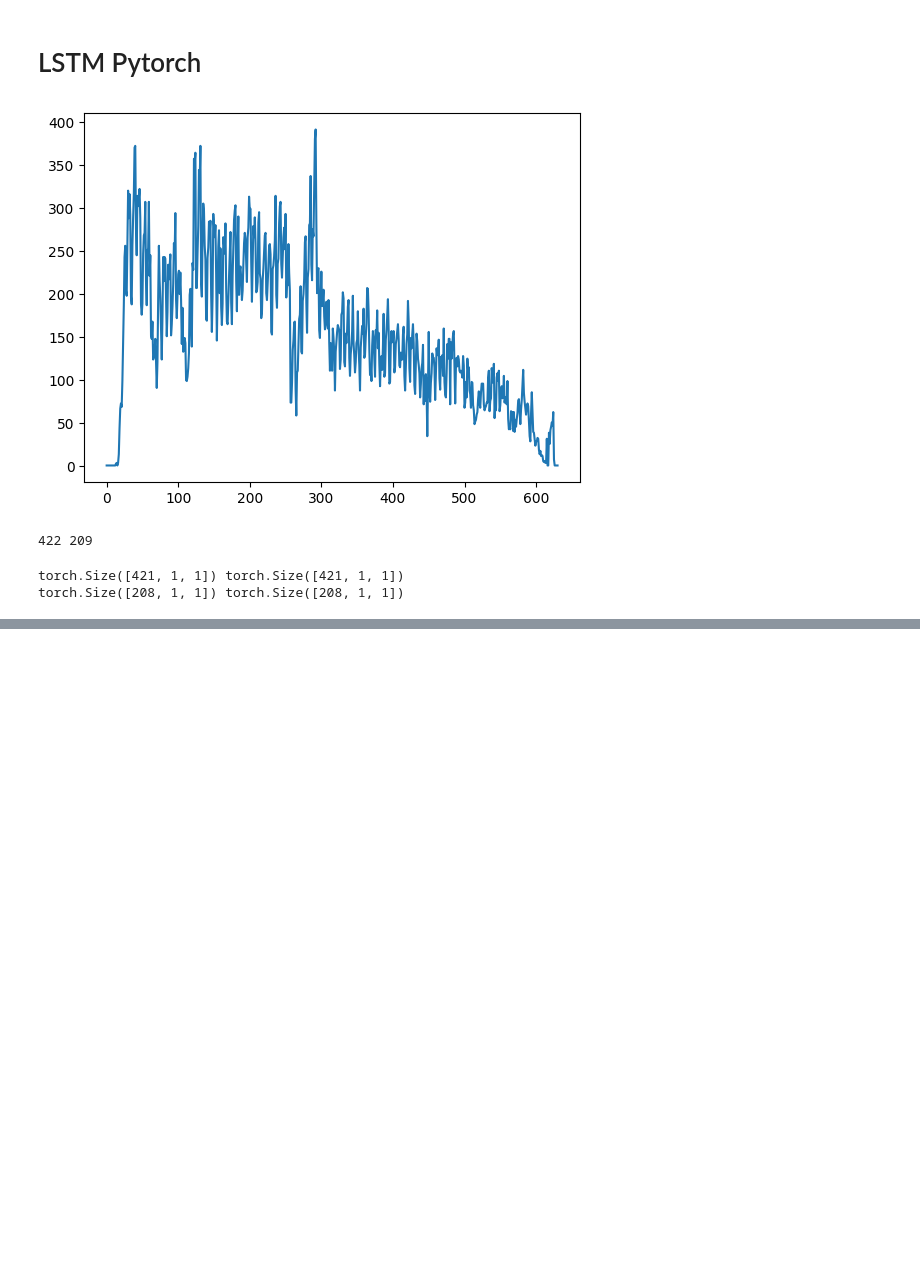
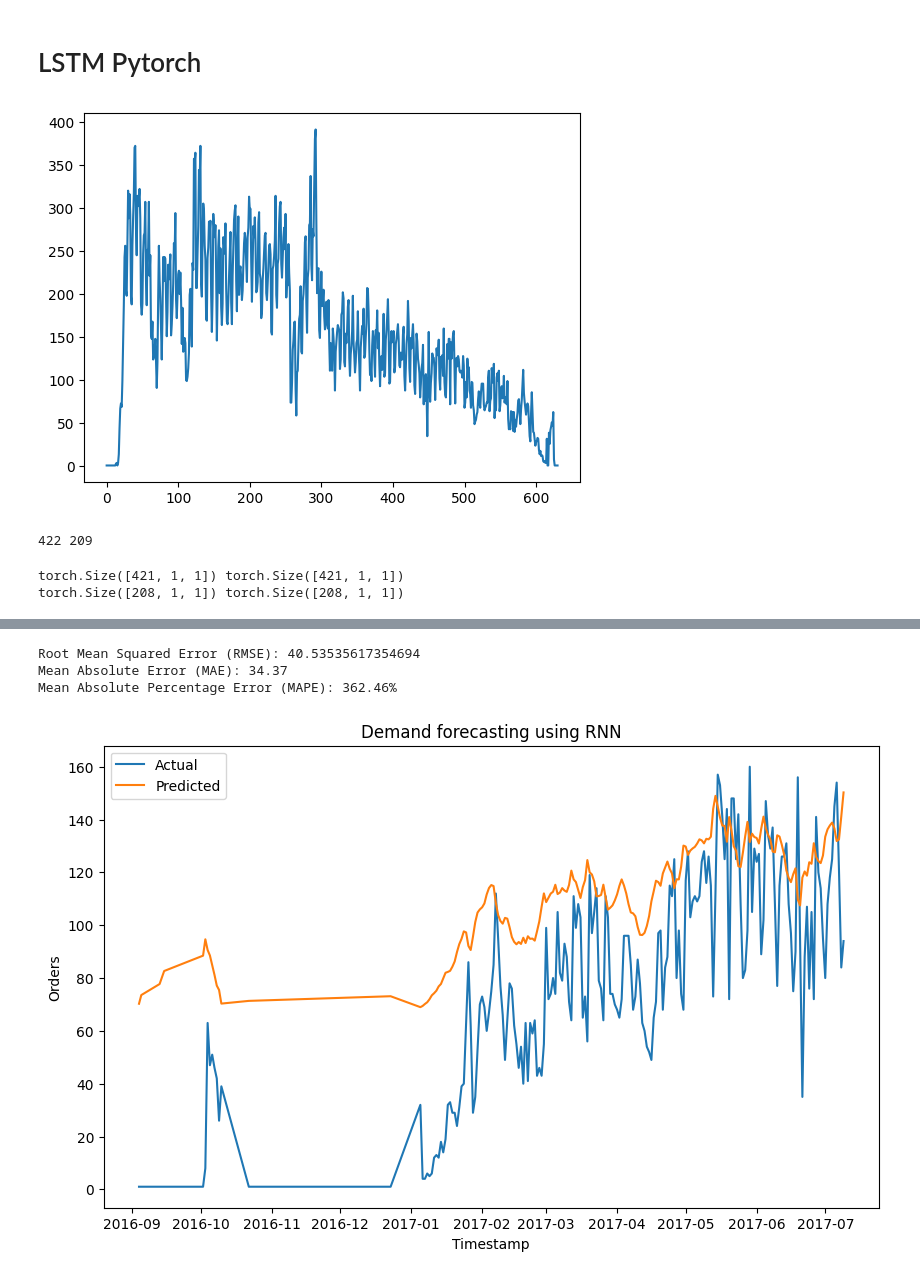
Before and after one commit to anhphuongnguyenquynh/mlops-ml-ecommerce-customers, a Jupyter notebook: ml-labs/demand_forecasting_deeplearningmethods.ipynb, the cells around one changed output, grey strips where cells are left out. Saved outputs shown, nothing was run; the diff lists cells and outputs as text; code cells hidden in the pictures; blank space fills up the shorter version.

```diff
--- a/ml-labs/demand_forecasting_deeplearningmethods.ipynb
+++ b/ml-labs/demand_forecasting_deeplearningmethods.ipynb
@@ -254,0 +333,20 @@ plt.show()
+# %%
+#Define the RNN model
+class RNNModel(nn.Module):
+    def __init__(self, input_size, hidden_size, output_size):
+        super(RNNModel, self).__init__()
+        self.rnn = nn.LSTM(input_size, hidden_size, batch_first=True)
+        self.fc = nn.Linear(hidden_size, output_size)
+
+    def forward(self, x):
+        out, _ = self.rnn(x)
+        out = self.fc(out[:, -1, :])
+        return out
+# %%
+#Hyperparameters
+input_size = X_train.shape[2]
+hidden_size = 128
+output_size = 1
+learning_rate = 0.001
+num_epochs = 50
+batch_size = 64
@@ -254,0 +357,5 @@ plt.show()
+# %%
+#Initialize the model, loss function, and optimizer
+model = RNNModel(input_size, hidden_size, output_size)
+criterion = nn.MSELoss()
+optimizer = torch.optim.Adam(model.parameters(), lr=learning_rate)
@@ -254,0 +380,33 @@ plt.show()
+# %%
+#Evaluate the test set
+model.eval()
+with torch.no_grad():
+    X_test_tensor = torch.tensor(X_test, dtype=torch.float32)
+    y_pred = model(X_test_tensor).numpy()
+    y_pred = scaler.inverse_transform(y_pred)
+    y_test = scaler.inverse_transform(y_test)
+# %%
+#Calculate RMSE
+mse = mean_squared_error(y_test, y_pred)
+rmse = np.sqrt(mse)
+print(f"Root Mean Squared Error (RMSE): {rmse}")
+mae = mean_absolute_error(y_test, y_pred)
+print(f"Mean Absolute Error (MAE): {mae:.2f}")
+mape = mean_absolute_percentage_error(y_test, y_pred) * 100
+print(f"Mean Absolute Percentage Error (MAPE): {mape:.2f}%")
+# %% [output]
+Root Mean Squared Error (RMSE): 40.53535617354694
+Mean Absolute Error (MAE): 34.37
+Mean Absolute Percentage Error (MAPE): 362.46%
+# %%
+#Visualize predictions against actual data
+plt.figure(figsize=(10, 6))
+plt.plot(orders_bydate_rnn.index[train_size+seq_length:], y_test, label='Actual')
+plt.plot(orders_bydate_rnn.index[train_size+seq_length:], y_pred, label='Predicted')
+plt.xlabel('Timestamp')
+plt.ylabel('Orders')
+plt.title('Demand forecasting using RNN')
+plt.legend()
+plt.show()
+# %% [output]
+[figure, added]
```
Also changed, not shown: parts of 17 cells of this notebook.
